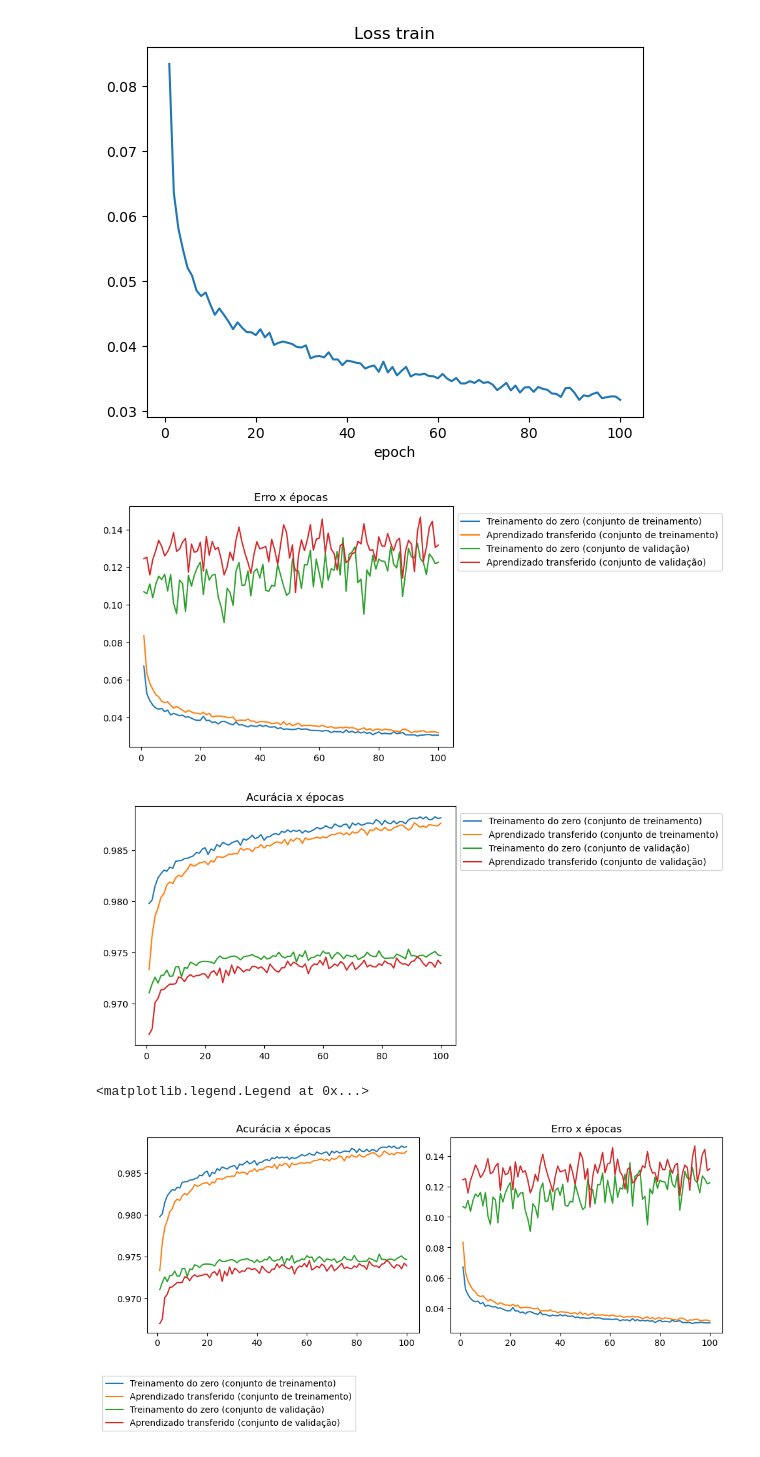
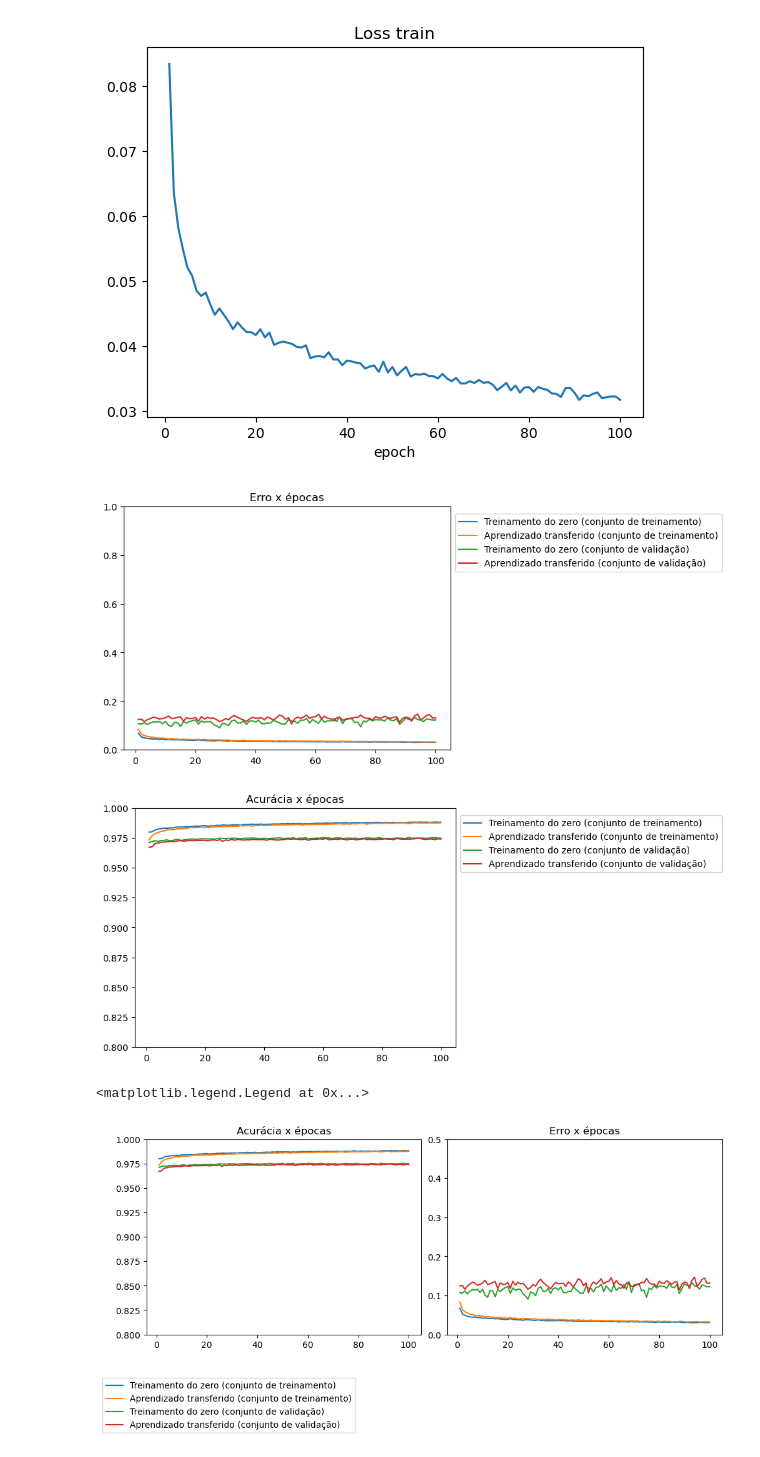
Before and after one commit to igorgonribs/tumor_regions_segmentation, a Jupyter notebook: sourcecode/BONE_CHANNELS/04_bones_train_transfer.ipynb, the cells around one changed output. Drawn from its saved outputs; the diff is of its cells as text; code cells hidden in the pictures.

```diff
--- a/sourcecode/BONE_CHANNELS/04_bones_train_transfer.ipynb
+++ b/sourcecode/BONE_CHANNELS/04_bones_train_transfer.ipynb
@@ -102,9 +102,10 @@ plt.plot(df_loss_lines_TL['loss valid (random)'], label = "Aprendizado transferi
 #plt.legend()
 plt.legend(loc='center left', bbox_to_anchor=(1, 0.85))
 plt.title('Erro x épocas')
+plt.ylim(0, 1)
 plt.show()
 # %% [output]
-[figure, old version]
+[figure, new version]
 # %%
 # importing package
 import matplotlib.pyplot as plt
@@ -120,30 +121,32 @@ plt.plot(df_accuracy_lines_TL['acc valid (random)'], label = "Aprendizado transf
 #plt.legend()
 plt.legend(loc='center left', bbox_to_anchor=(1, 0.85))
 plt.title('Acurácia x épocas')
+plt.ylim(0.8, 1)
 plt.show()
 # %% [output]
-[figure, old version]
+[figure, new version]
 # %%
 fig, axs = plt.subplots(ncols=2, nrows=1, figsize=(10, 5),
                         layout="constrained")
 # add an artist, in this case a nice label in the middle...
 axs[0].plot(df_accuracy_lines_1['acc train (random)'], label = "Treinamento do zero (conjunto de treinamento)")
 axs[0].plot(df_accuracy_lines_TL['acc train (random)'], label = "Aprendizado transferido (conjunto de treinamento)")
 
 axs[0].plot(df_accuracy_lines_1['acc valid (random)'], label = "Treinamento do zero (conjunto de validação)")
 axs[0].plot(df_accuracy_lines_TL['acc valid (random)'], label = "Aprendizado transferido (conjunto de validação)")
 
 axs[1].plot(df_loss_lines_1['loss train (random)'], label = "Treinamento do zero (conjunto de treinamento)")
 axs[1].plot(df_loss_lines_TL['loss train (random)'], label = "Aprendizado transferido (conjunto de treinamento)")
 axs[1].plot(df_loss_lines_1['loss valid (random)'], label = "Treinamento do zero (conjunto de validação)")
 axs[1].plot(df_loss_lines_TL['loss valid (random)'], label = "Aprendizado transferido (conjunto de validação)")
 
 axs[0].title.set_text('Acurácia x épocas')
+axs[0].set_ylim(0.8, 1)
 axs[1].title.set_text('Erro x épocas')
-
+axs[1].set_ylim(0, 0.5)
 axs[0].legend(loc='upper center',
              bbox_to_anchor=(0.3,-0.2),fancybox=False, shadow=False, ncol=1)
 #fig.suptitle('plt.subplots()')
 # %% [output]
 <matplotlib.legend.Legend at 0x...>
-[figure, old version]
+[figure, new version]
```
Also changed, not shown: 10 other files.
